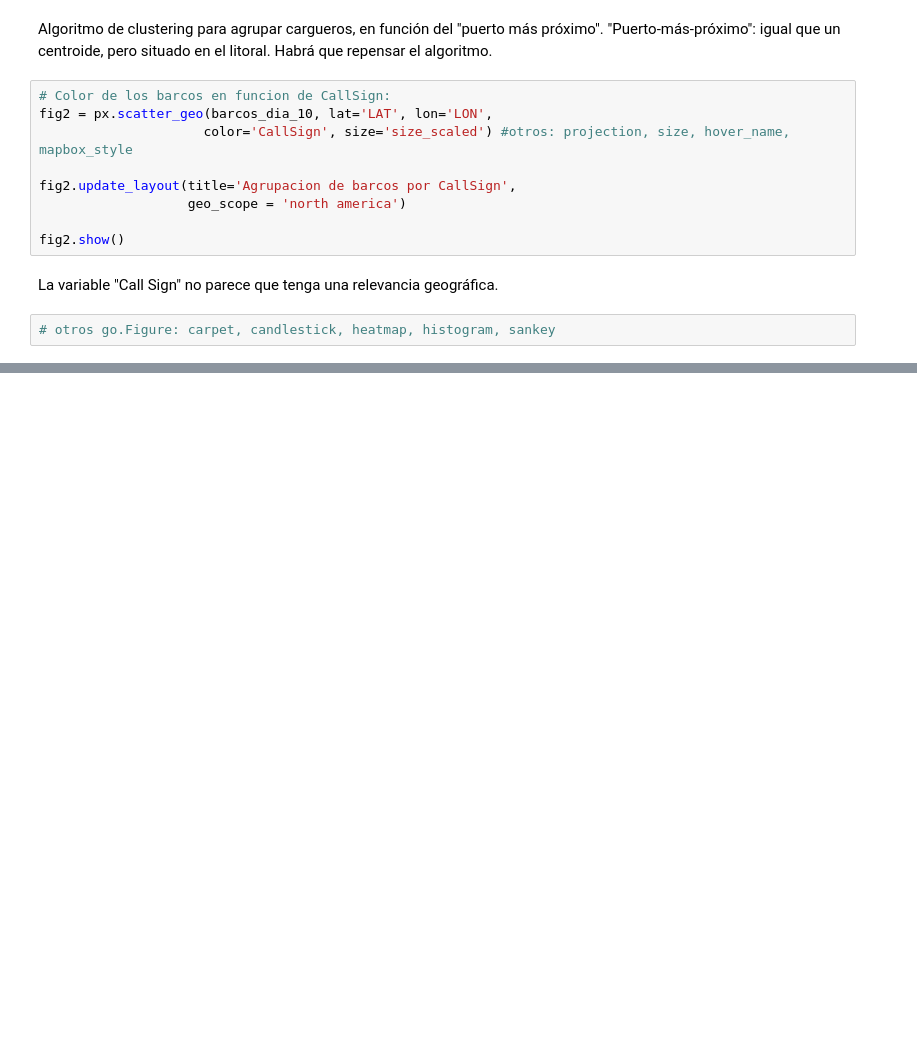
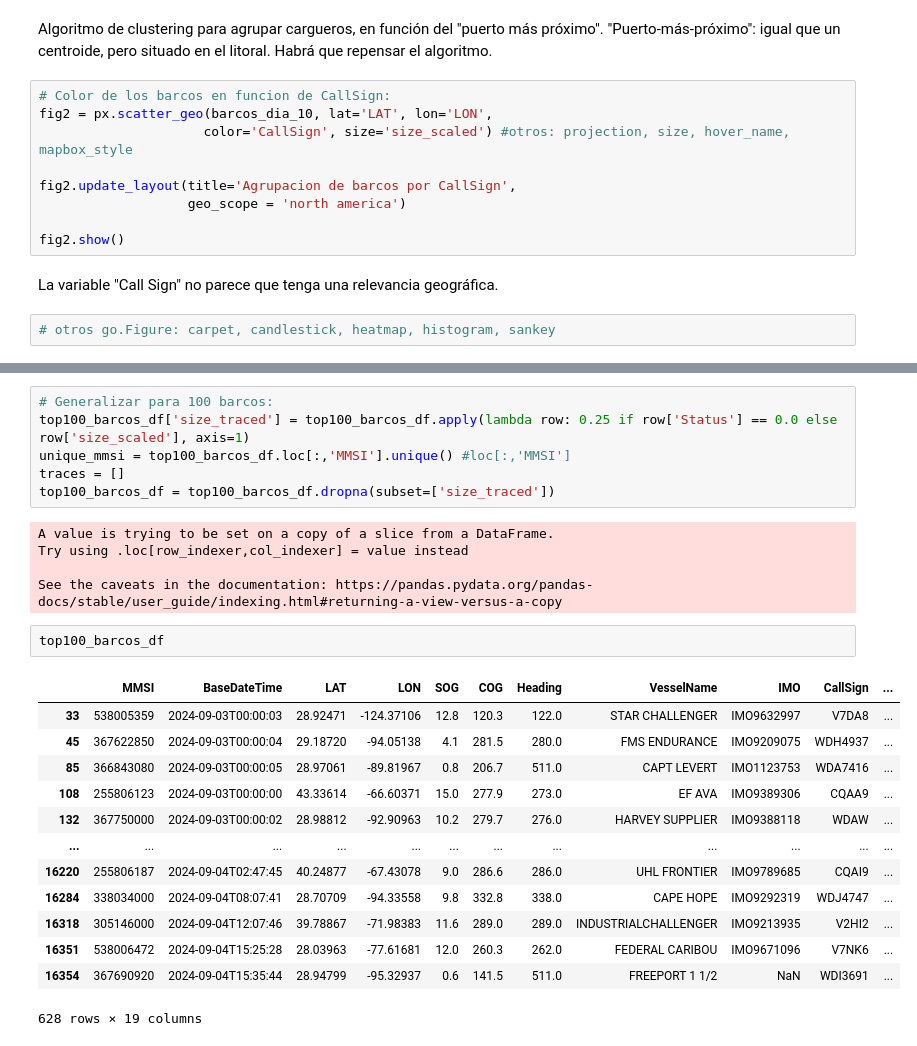
Before and after one commit to GonzaloLopezS/TFM_AFI_2025, a Jupyter notebook: AAA_code/ports_USA_EDA.ipynb, the cells around one changed output, grey strips where cells are left out. Cells and saved outputs as stored; diff of their text form; blank space fills up the shorter version.

```diff
--- a/AAA_code/ports_USA_EDA.ipynb
+++ b/AAA_code/ports_USA_EDA.ipynb
@@ -238,0 +223,27 @@ fig.show()
+# %%
+# Generalizar para 100 barcos:
+top100_barcos_df['size_traced'] = top100_barcos_df.apply(lambda row: 0.25 if row['Status'] == 0.0 else row['size_scaled'], axis=1)
+unique_mmsi = top100_barcos_df.loc[:,'MMSI'].unique() #loc[:,'MMSI']
+traces = []
+top100_barcos_df = top100_barcos_df.dropna(subset=['size_traced'])
+# %% [output]
+A value is trying to be set on a copy of a slice from a DataFrame.
+Try using .loc[row_indexer,col_indexer] = value instead
+
+See the caveats in the documentation: https://pandas.pydata.org/pandas-docs/stable/user_guide/indexing.html#returning-a-view-versus-a-copy
+# %%
+top100_barcos_df
+# %% [output]
+|  | MMSI | BaseDateTime | LAT | LON | SOG | COG | Heading | VesselName | IMO | CallSign | ... |
+| 33 | 538005359 | 2024-09-03T00:00:03 | 28.92471 | -124.37106 | 12.8 | 120.3 | 122.0 | STAR CHALLENGER | IMO9632997 | V7DA8 | ... |
+| 45 | 367622850 | 2024-09-03T00:00:04 | 29.18720 | -94.05138 | 4.1 | 281.5 | 280.0 | FMS ENDURANCE | IMO9209075 | WDH4937 | ... |
+| 85 | 366843080 | 2024-09-03T00:00:05 | 28.97061 | -89.81967 | 0.8 | 206.7 | 511.0 | CAPT LEVERT | IMO1123753 | WDA7416 | ... |
+| 108 | 255806123 | 2024-09-03T00:00:00 | 43.33614 | -66.60371 | 15.0 | 277.9 | 273.0 | EF AVA | IMO9389306 | CQAA9 | ... |
+| 132 | 367750000 | 2024-09-03T00:00:02 | 28.98812 | -92.90963 | 10.2 | 279.7 | 276.0 | HARVEY SUPPLIER | IMO9388118 | WDAW | ... |
+| ... | ... | ... | ... | ... | ... | ... | ... | ... | ... | ... | ... |
+| 16220 | 255806187 | 2024-09-04T02:47:45 | 40.24877 | -67.43078 | 9.0 | 286.6 | 286.0 | UHL FRONTIER | IMO9789685 | CQAI9 | ... |
+| 16284 | 338034000 | 2024-09-04T08:07:41 | 28.70709 | -94.33558 | 9.8 | 332.8 | 338.0 | CAPE HOPE | IMO9292319 | WDJ4747 | ... |
+| 16318 | 305146000 | 2024-09-04T12:07:46 | 39.78867 | -71.98383 | 11.6 | 289.0 | 289.0 | INDUSTRIALCHALLENGER | IMO9213935 | V2HI2 | ... |
+| 16351 | 538006472 | 2024-09-04T15:25:28 | 28.03963 | -77.61681 | 12.0 | 260.3 | 262.0 | FEDERAL CARIBOU | IMO9671096 | V7NK6 | ... |
+| 16354 | 367690920 | 2024-09-04T15:35:44 | 28.94799 | -95.32937 | 0.6 | 141.5 | 511.0 | FREEPORT 1 1/2 | NaN | WDI3691 | ... |
+628 rows × 19 columns
```
Also changed, not shown: parts of 41 cells of this notebook, 6 other files.
